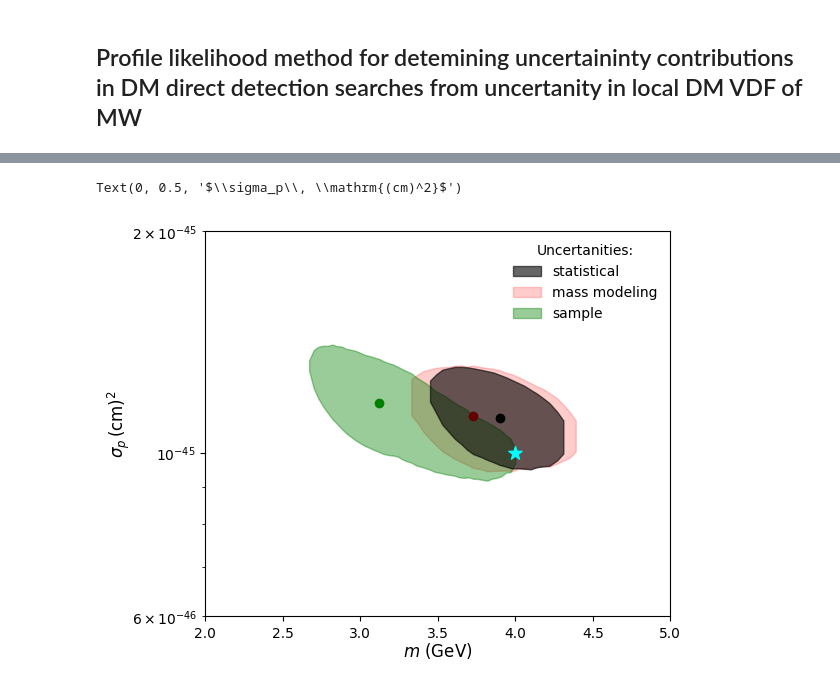
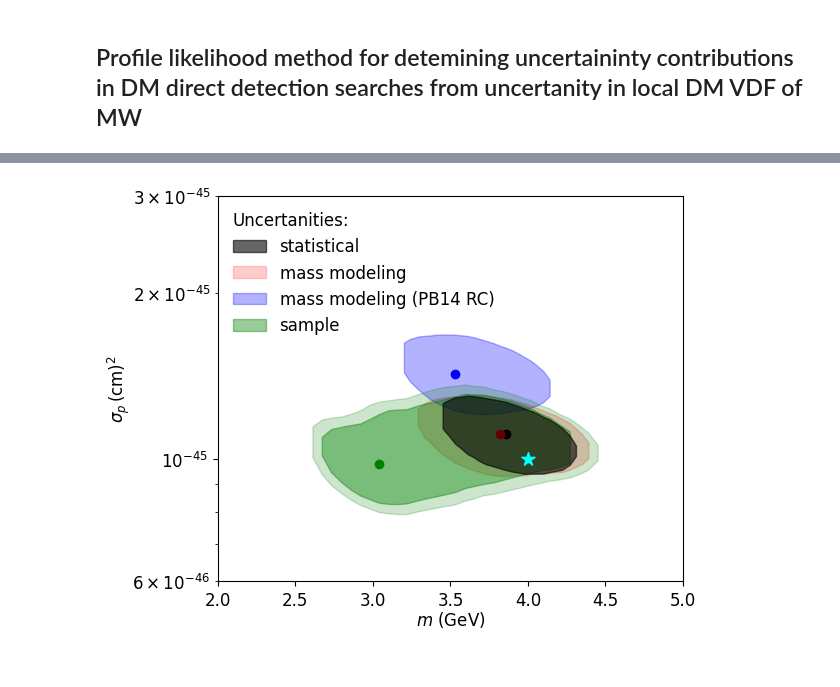
Before and after one commit to Manush19/MWlocalDM, a Jupyter notebook: Notebooks/DMdirectdetection/Nr_ProfileLikelihood.ipynb, the cells around one changed output, grey strips where cells are left out. Drawn from its saved outputs; the diff is of its cells as text; code cells hidden in the pictures.

```diff
--- a/Notebooks/DMdirectdetection/Nr_ProfileLikelihood.ipynb
+++ b/Notebooks/DMdirectdetection/Nr_ProfileLikelihood.ipynb
@@ -4,19 +4,21 @@
 import numpy as np
 import sys, pickle
 import matplotlib.pyplot as plt
+from tqdm.notebook import tqdm
 
 sys.path.append('../../')
-from project.recoil.nuclear import Nuclear as Nr, p50, norm
-from project.recoil.profilelikelihood import MLE
-from project.recoil.profilelikelihood import StatisticalUncertanity as Stat
-from project.recoil.profilelikelihood import MassModelUncertanity as MassModel
-from project.recoil.profilelikelihood import SampleUncertanity as Samp
+from project.recoil import Nuclear as Nr, p50, norm, get_vdf_ert
+from project.profilelikelihood import MLE
+from project.profilelikelihood import StatisticalUncertanity as Stat
+from project.profilelikelihood import MassModelUncertanity as MassModel
+from project.profilelikelihood import SampleUncertanity as Samp
 from project.tools.plot_assist import multiline, truncate_colormap
 
 import matplotlib
 matplotlib.rcParams['font.family'] = 'sans'
 matplotlib.rcParams['mathtext.fontset'] = 'dejavusans'
 matplotlib.rcParams['figure.figsize'] = (6,5)
+matplotlib.rcParams['font.size'] = 12
 # %%
 MWlike = pickle.load(open('../../Output/MWlike_dict.pkl','rb'))
 mwld = MWlike['vdf_RCfit']
@@ -32,6 +40,9 @@ statlim = stat.get_limits(stat.Mdm)
 mm = MassModel(mock, nr_init, Mdm=np.around(np.linspace(3,5,50),2), chainlen=100)
 mmlim = mm.get_limits(mm.Mdm)
 # %%
-samp = Samp(mock, nr_init, Mdm=np.linspace(2,5,100), run_parallel=True, percentiles=np.arange(5,95,0.1))
+samp = Samp(mock, nr_init, Mdm=np.linspace(2,5,50), run_parallel=True, percentiles=np.arange(5,96,1))
 samplim = samp.get_limits(samp.Mdm)
-# samplim_99 = samp.get_limits(samp.Mdm, tq_limit=9.21)
+samplim_99 = samp.get_limits(samp.Mdm, tq_limit=9.21)
+# %%
+pb = MassModel(mock, nr_init, Mdm=np.around(np.linspace(3,5,50),2), chainlen=100, gal='PB')
+pblim = pb.get_limits(pb.Mdm)
@@ -38,18 +61,19 @@ samplim = samp.get_limits(samp.Mdm)
 # %%
 fig, ax = plt.subplots()
 ax.fill_between(*statlim, color='k', alpha=0.6, label='statistical', zorder=2)
 ax.fill_between(*mmlim, color='r', alpha=0.2, label='mass modeling', zorder=1)
+ax.fill_between(*pblim, color='b', alpha=0.3, label='mass modeling (PB14 RC)')
 ax.fill_between(*samplim, color='g', alpha=0.4, label='sample')
-for mle, clr in zip([stat, samp, mm], ['k', 'g', 'r']):
+ax.fill_between(*samplim_99, color='g', alpha=0.2)
+for mle, clr in zip([stat, samp, mm, pb], ['k', 'g', 'r', 'b']):
     ax.scatter(mle.mdm_min, mle.sdm_min, c=clr, zorder=1)
 ax.scatter(4., 1e-45, c='cyan', marker='*', s=100, zorder=2)
-ax.legend(frameon=False, title='Uncertanities:')
-ax.set_ylim(6e-46, 2e-45)
+ax.legend(frameon=False, title='Uncertanities:', loc='upper left', alignment='left')
+ax.set_ylim(6e-46, 3e-45)
 ax.set_xlim(2,5)
 ax.set_yscale('log')
 ax.set_xlabel('$m$ (GeV)', size=12, labelpad=0)
 ax.set_ylabel('$\sigma_p\, \mathrm{(cm)^2}$', size=12, labelpad=0)
-# plt.savefig('../../Output/figures/nuclear/uncertanities.png',bbox_inches='tight', dpi=300)
+plt.savefig('../../Output/figures/nuclear/uncertanities_PBRC.png',bbox_inches='tight', dpi=300)
 # %% [output]
-Text(0, 0.5, '$\\sigma_p\\, \\mathrm{(cm)^2}$')
-[figure, old version]
+[figure, new version]
```
Also changed, not shown: parts of 10 cells of this notebook, 33 other files.
